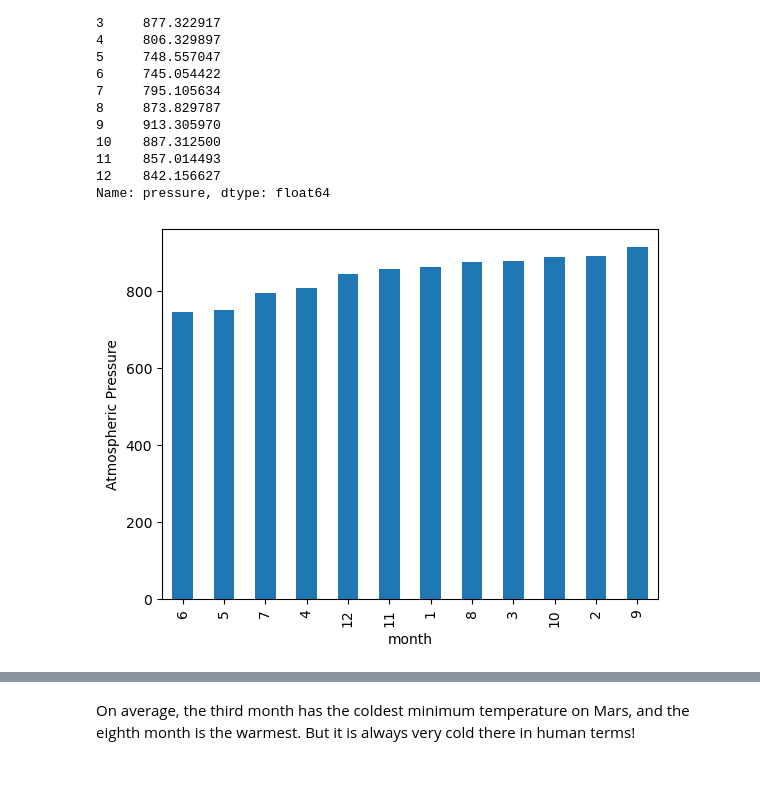
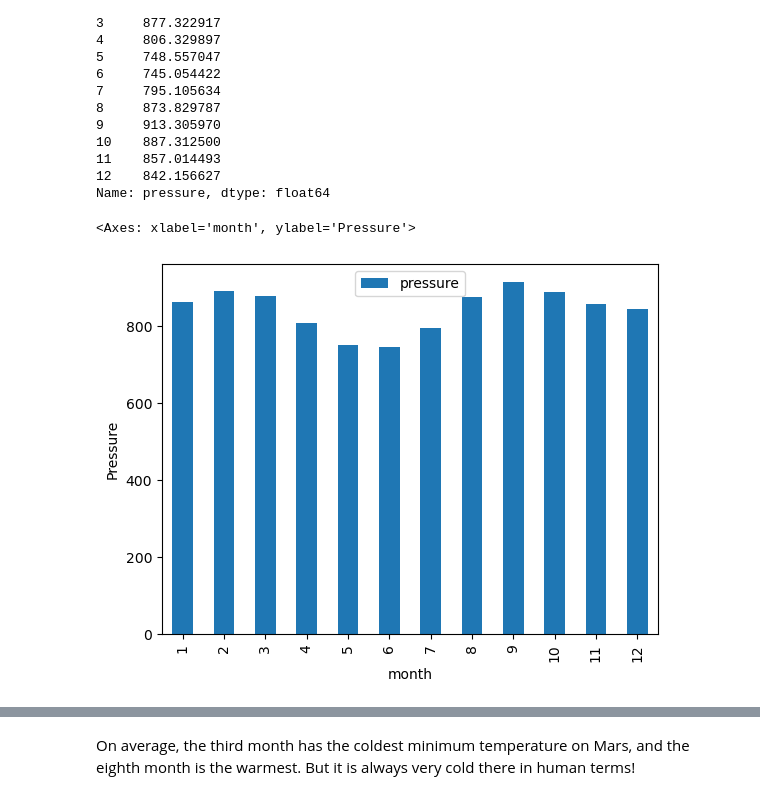
Before and after one commit to Shakermaker001/data-collection-challenge, a Jupyter notebook: scabs/mars_table.ipynb, the cells around one changed output, grey strips where cells are left out. Cells and saved outputs as stored; diff of their text form; code cells hidden in the pictures.

```diff
--- a/scabs/mars_table.ipynb
+++ b/scabs/mars_table.ipynb
@@ -98,4 +98,6 @@ mars_table
 # %%
 # Create a Pandas DataFrame by using the list of rows and a list of the column names
-mars_df = pd.DataFrame(mars_table)
+df = pd.read_html('https://static.bc-edx.com/data/web/mars_facts/temperature.html')
+mars_df = pd.concat(df)
+mars_df
 # %% [output]
@@ -125,5 +134,9 @@ pressure            object
 dtype: object
 # %%
 # Change data types for data analysis
+import datetime as dt
+
+mars_df['id'] = mars_df['id'].astype(object)
+mars_df['terrestrial_date'] = pd.to_datetime(mars_df['terrestrial_date'])
 # %%
 # Confirm type changes were successful by examining data types again
@@ -200,5 +208,7 @@ Name: min_temp, dtype: float64
 # %%
 # 4. Average pressure by Martian month
+avg_pressure = mars_df.groupby('month')['pressure'].mean()
+avg_pressure
 # %% [output]
 month
 1     862.488506
@@ -216,5 +226,8 @@ month
 Name: pressure, dtype: float64
 # %%
 # Plot the average pressure by month
+pressure = pd.DataFrame(avg_pressure)
+pressure.plot(kind='bar',ylabel='Pressure')
 # %% [output]
+<Axes: xlabel='month', ylabel='Pressure'>
-[figure, old version]
+[figure, new version]
```
Also changed, not shown: parts of 16 cells of this notebook, 1 other file.
